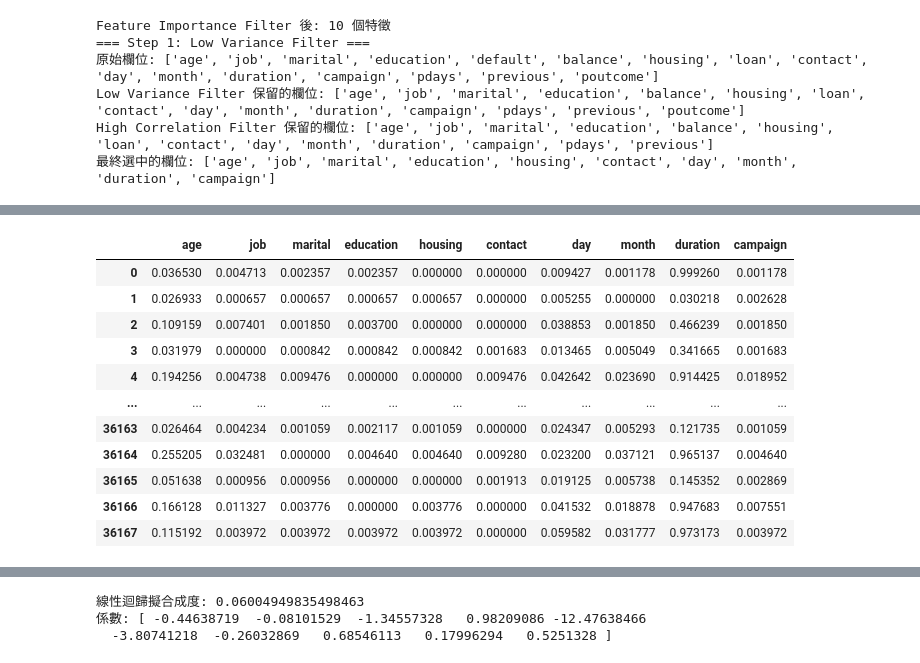
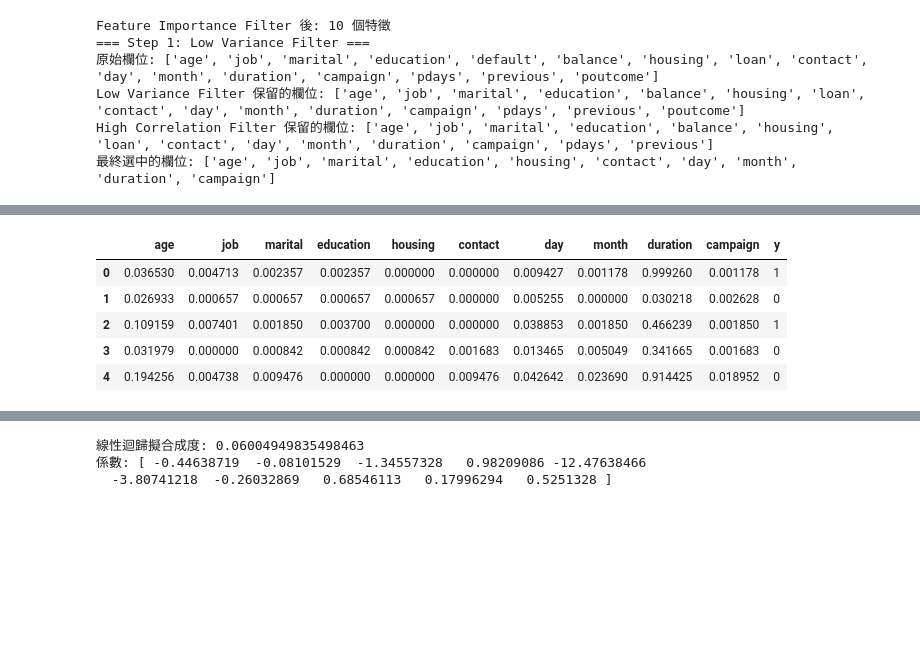
Before and after one commit to mirageapache/jupyter_note, a Jupyter notebook: Bank(data_choice).ipynb, the cells around one changed output, grey strips where cells are left out. Saved outputs shown, nothing was run; the diff lists cells and outputs as text; code cells hidden in the pictures; blank space fills up the shorter version.

```diff
--- a/Bank(data_choice).ipynb
+++ b/Bank(data_choice).ipynb
@@ -347,31 +347,70 @@ High Correlation Filter 保留的欄位: ['age', 'job', 'marital', 'education',
 最終選中的欄位: ['age', 'job', 'marital', 'education', 'housing', 'contact', 'day', 'month', 'duration', 'campaign']
 # %%
 # 將資料前處理後的結果匯出成CSV檔案
-print("=== 匯出資料到CSV檔案 ===")
+print("=== 匯出完整資料集到CSV檔案 ===\n")
 
-# 先依據最終選中的欄位做特徵選擇
-filtered_data = X_train_hcf[final_columns]
-display(filtered_data)
+# 1. 準備訓練集資料
+print("1️⃣ 準備訓練集資料...")
+# 訓練集特徵（已經過所有篩選）
+train_features = X_train_hcf[final_columns].copy()
+# 加上目標變數
+train_features['y'] = y_train.values
+print(f"   訓練集維度: {train_features.shape}")
 
-# data.drop(['default', 'balance', 'loan', 'pdays', 'previous', 'poutcome'],axis=1)
-# display(data)
+# 2. 準備測試集資料
+print("\n2️⃣ 準備測試集資料...")
+# 對測試集進行相同的前處理
+# Step 1: 正規化
+X_test_normalized = no.transform(X_test)
 
-# 方法1：匯出到當前目錄
-filtered_data.to_csv("scalered_data.csv", index=False)
-print("✅ 已匯出到 scalered_data.csv")
+# Step 2: Low Variance Filter
+X_test_lvf = lvf.transform(X_test_normalized)
 
-# 方法2：匯出到指定路徑（可選）
-# filtered_data.to_csv("/path/to/your/scalered_data.csv", index=False)
+# Step 3: High Correlation Filter
+X_test_df = pd.DataFrame(X_test_lvf, columns=lvf_columns)
+X_test_hcf = X_test_df.drop(columns=to_drop) if to_drop else X_test_df
 
-# 方法3：匯出時指定編碼（處理中文字符）
-# filtered_data.to_csv("scalered_data_utf8.csv", index=False, encoding='utf-8')
+# Step 4: 選擇相同的最終特徵
+test_features = X_test_hcf[final_columns].copy()
+# 加上目標變數
+test_features['y'] = y_test.values
+print(f"   測試集維度: {test_features.shape}")
 
-# 檢查匯出的檔案資訊
-print(f"匯出資料維度: {filtered_data.shape}")
-print(f"匯出欄位: {list(filtered_data.columns)}")
+# 3. 合併訓練集和測試集
+print("\n3️⃣ 合併訓練集和測試集...")
+complete_data = pd.concat([train_features, test_features], axis=0, ignore_index=True)
+print(f"   合併後維度: {complete_data.shape}")
+print(f"   包含: 訓練集 {train_features.shape[0]} 筆 + 測試集 {test_features.shape[0]} 筆")
 
-# 驗證匯出結果 - 讀取剛匯出的檔案來確認
-verify_data = pd.read_csv("scalered_data.csv")
-print(f"驗證讀取維度: {verify_data.shape}")
-print("✅ CSV檔案匯出成功！")
+# 4. 匯出完整資料集
+print("\n4️⃣ 匯出到CSV檔案...")
+complete_data.to_csv("data_choice_complete.csv", index=False)
+print("✅ 已匯出完整資料集: data_choice_complete.csv")
+
+# 5. 顯示資料資訊
+print("\n" + "="*60)
+print("📊 匯出資料摘要:")
+print(f"   總筆數: {complete_data.shape[0]:,}")
+print(f"   特徵數量: {len(final_columns)}")
+print(f"   欄位: {list(complete_data.columns)}")
+print(f"   目標變數 (y) 分布:")
+y_counts = complete_data['y'].value_counts().sort_index()
+for val, count in y_counts.items():
+    pct = count / len(complete_data) * 100
+    print(f"      {val}: {count:,} 筆 ({pct:.2f}%)")
+
+# 6. 驗證匯出結果
+print("\n" + "="*60)
+print("🔍 驗證匯出的檔案:")
+verify_data = pd.read_csv("data_choice_complete.csv")
+print(f"   讀取維度: {verify_data.shape}")
+print(f"   欄位檢查: {list(verify_data.columns) == list(complete_data.columns)}")
+print(f"   資料完整性: 無缺失值" if verify_data.isnull().sum().sum() == 0 else "有缺失值")
+
+print("\n✅ CSV檔案匯出成功！")
+print("="*60)
+
+# 顯示前幾行資料
+print("\n前5行資料預覽:")
+display(complete_data.head())
 # %% [output]
@@ -379,12 +434,6 @@ print("✅ CSV檔案匯出成功！")
-|  | age | job | marital | education | housing | contact | day | month | duration | campaign |
-| 0 | 0.036530 | 0.004713 | 0.002357 | 0.002357 | 0.000000 | 0.000000 | 0.009427 | 0.001178 | 0.999260 | 0.001178 |
-| 1 | 0.026933 | 0.000657 | 0.000657 | 0.000657 | 0.000657 | 0.000000 | 0.005255 | 0.000000 | 0.030218 | 0.002628 |
-| 2 | 0.109159 | 0.007401 | 0.001850 | 0.003700 | 0.000000 | 0.000000 | 0.038853 | 0.001850 | 0.466239 | 0.001850 |
-| 3 | 0.031979 | 0.000000 | 0.000842 | 0.000842 | 0.000842 | 0.001683 | 0.013465 | 0.005049 | 0.341665 | 0.001683 |
-| 4 | 0.194256 | 0.004738 | 0.009476 | 0.000000 | 0.000000 | 0.009476 | 0.042642 | 0.023690 | 0.914425 | 0.018952 |
-| ... | ... | ... | ... | ... | ... | ... | ... | ... | ... | ... |
-| 36163 | 0.026464 | 0.004234 | 0.001059 | 0.002117 | 0.001059 | 0.000000 | 0.024347 | 0.005293 | 0.121735 | 0.001059 |
-| 36164 | 0.255205 | 0.032481 | 0.000000 | 0.004640 | 0.004640 | 0.009280 | 0.023200 | 0.037121 | 0.965137 | 0.004640 |
-| 36165 | 0.051638 | 0.000956 | 0.000956 | 0.000000 | 0.000000 | 0.001913 | 0.019125 | 0.005738 | 0.145352 | 0.002869 |
-| 36166 | 0.166128 | 0.011327 | 0.003776 | 0.000000 | 0.003776 | 0.000000 | 0.041532 | 0.018878 | 0.947683 | 0.007551 |
-| 36167 | 0.115192 | 0.003972 | 0.003972 | 0.003972 | 0.003972 | 0.000000 | 0.059582 | 0.031777 | 0.973173 | 0.003972 |
+|  | age | job | marital | education | housing | contact | day | month | duration | campaign | y |
+| 0 | 0.036530 | 0.004713 | 0.002357 | 0.002357 | 0.000000 | 0.000000 | 0.009427 | 0.001178 | 0.999260 | 0.001178 | 1 |
+| 1 | 0.026933 | 0.000657 | 0.000657 | 0.000657 | 0.000657 | 0.000000 | 0.005255 | 0.000000 | 0.030218 | 0.002628 | 0 |
+| 2 | 0.109159 | 0.007401 | 0.001850 | 0.003700 | 0.000000 | 0.000000 | 0.038853 | 0.001850 | 0.466239 | 0.001850 | 1 |
+| 3 | 0.031979 | 0.000000 | 0.000842 | 0.000842 | 0.000842 | 0.001683 | 0.013465 | 0.005049 | 0.341665 | 0.001683 | 0 |
+| 4 | 0.194256 | 0.004738 | 0.009476 | 0.000000 | 0.000000 | 0.009476 | 0.042642 | 0.023690 | 0.914425 | 0.018952 | 0 |
```
Also changed, not shown: parts of 1 cell of this notebook, 1 other file.
